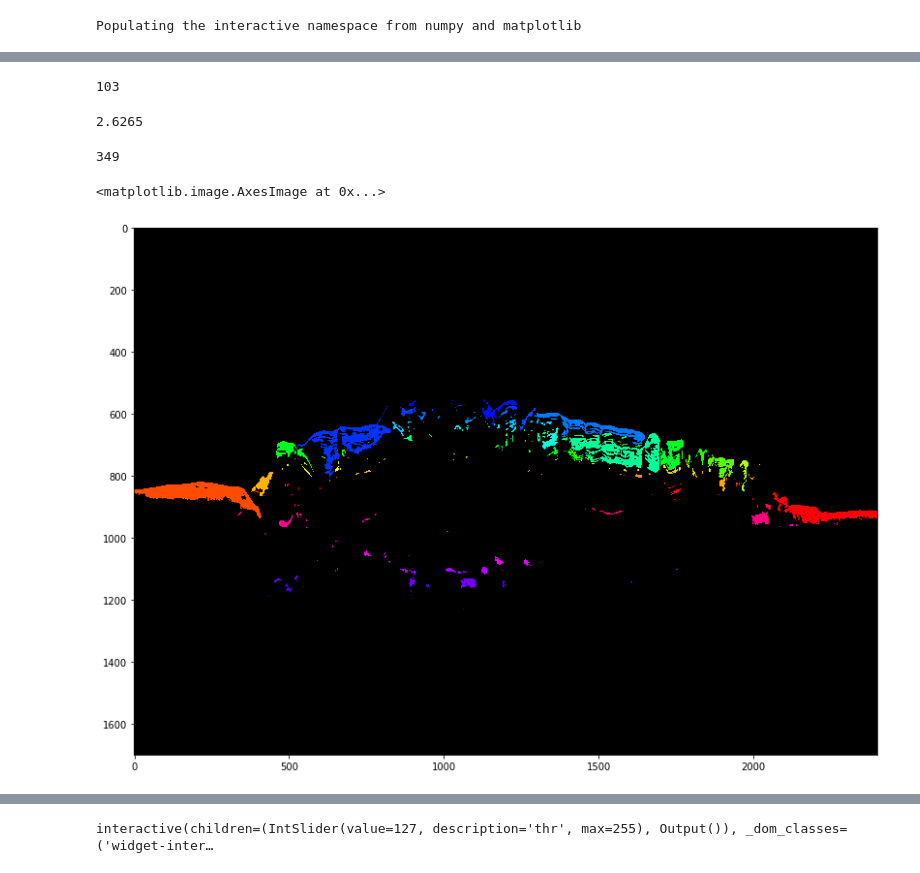
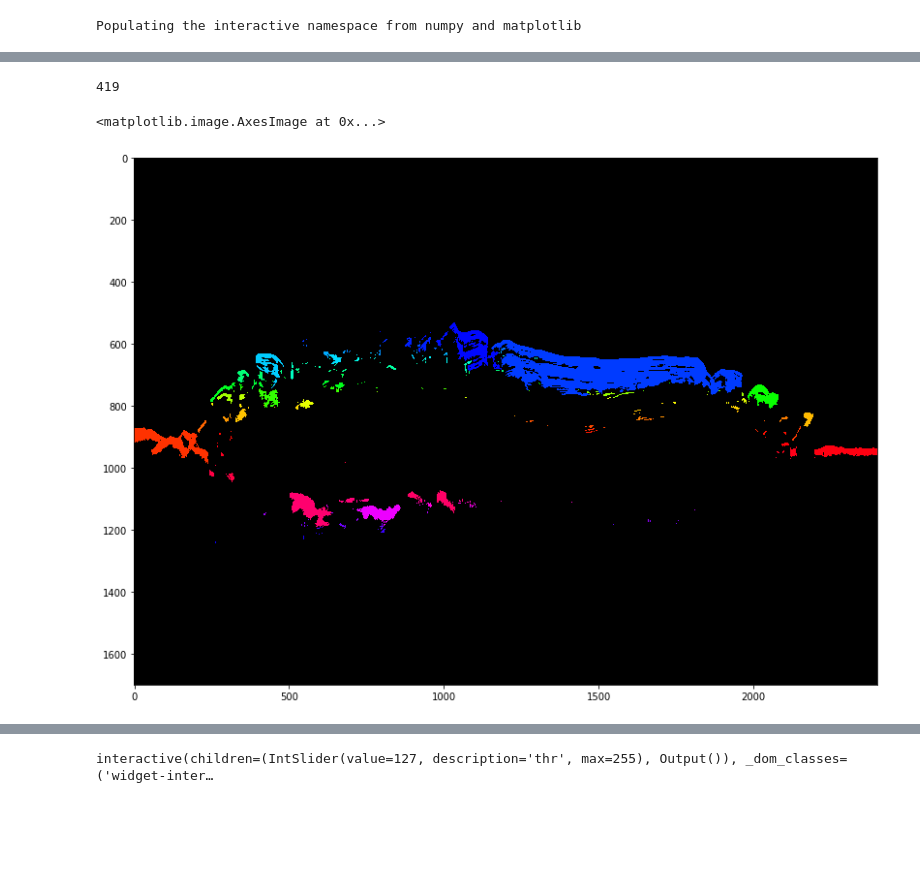
Before and after one commit to GiuliaLovati/Tesy, a Jupyter notebook: ConnectedComponents.ipynb, the cells around one changed output, grey strips where cells are left out. Saved outputs shown, nothing was run; the diff lists cells and outputs as text; code cells hidden in the pictures; blank space fills up the shorter version.

```diff
--- a/ConnectedComponents.ipynb
+++ b/ConnectedComponents.ipynb
@@ -59,7 +59,8 @@ def calcGST(inputIMG, w):
     # orientation angle calculation (stop)
     return coherency, orientation
 # %%
-imgIn_pre = cv.imread("sharad_data/s_00429402_thm.jpg", cv.IMREAD_GRAYSCALE)
+#imgIn_pre = cv.imread("sharad_data/s_00429402_thm.jpg", cv.IMREAD_GRAYSCALE)
+imgIn_pre = cv.imread("sharad_data/s_00387302_thm.jpg", cv.IMREAD_GRAYSCALE)
 
 imgIn = cv.fastNlMeansDenoising(imgIn_pre,None,22,7,21)
 imgInSquare = imgIn[1600:3600,2900:4900]
@@ -68,12 +69,15 @@ imgInTiny = imgIn[1700:3400,2600:5000]
 W = 10
 
 imgCoherency, ori = calcGST(imgInTiny, W)
+imgCoherencySquare, oriSquare = calcGST(imgInSquare, W)
 
 ori[ori>=90] -=180
 
 _, imgCoherencyBin = cv.threshold(imgCoherency,0.1, 255, cv.THRESH_BINARY) #2nd value: C_Thr
-#_, imgCoherencyBin = cv.threshold(imgCoherency,0.35, 255, cv.THRESH_BINARY)
-#_, ori_bin = cv.threshold(ori,-20, 20, cv.THRESH_BINARY)
+_, imgCoherencyBinSquare = cv.threshold(imgCoherencySquare,0.1, 255, cv.THRESH_BINARY)
+
 ori_bin = cv.inRange(ori, -50, 50)
+ori_binSquare = cv.inRange(oriSquare, -50, 50)
 
 imgBin = cv.bitwise_and(imgCoherencyBin, ori_bin.astype(np.float32))
+imgBinSquare = cv.bitwise_and(imgCoherencyBinSquare, ori_binSquare.astype(np.float32))
@@ -105,41 +104,29 @@ colorbar()
-# %%
-import scipy
-from scipy import sparse
-
-concomp = scipy.sparse.csgraph.connected_components(imgBin)
-n_components, labels = concomp
-somma = labels.min()
-print(n_components)
-np.mean(labels)
-# %% [output]
-103
-2.6265
 # %%
-img = cv.threshold(imgInTiny, 90, 255, cv.THRESH_BINARY)[1]  # ensure binary
-#imshow(img)
+img = cv.threshold(imgInTiny, 70, 255, cv.THRESH_BINARY)[1]  # ensure binary
+
 num_labels, labels_im = cv.connectedComponents(img)
 print(num_labels)
 
 def imshow_components(labels):
     # Map component labels to hue val
     label_hue = np.uint8(179*labels/np.max(labels)) #each label gets a different hue
     blank_ch = 255*np.ones_like(label_hue)
     labeled_img = cv.merge([label_hue, blank_ch, blank_ch]) #each element of the output array will be a concatenation of the elements of the input arrays
 
     # cvt to BGR for display
     labeled_img = cv.cvtColor(labeled_img, cv.COLOR_HSV2BGR)
 
     # set bg label to black
     labeled_img[label_hue==0] = 0
     return labeled_img
 
     #cv.imshow('labeled.png', labeled_img)
     #cv.waitKey()
 
 figure(figsize=(20,10))
 a = imshow_components(labels_im)
 imshow(a)
 # %% [output]
-349
+419
 <matplotlib.image.AxesImage at 0x...>
-[figure, old version]
+[figure, new version]
```
Also changed, not shown: parts of 16 cells of this notebook.
